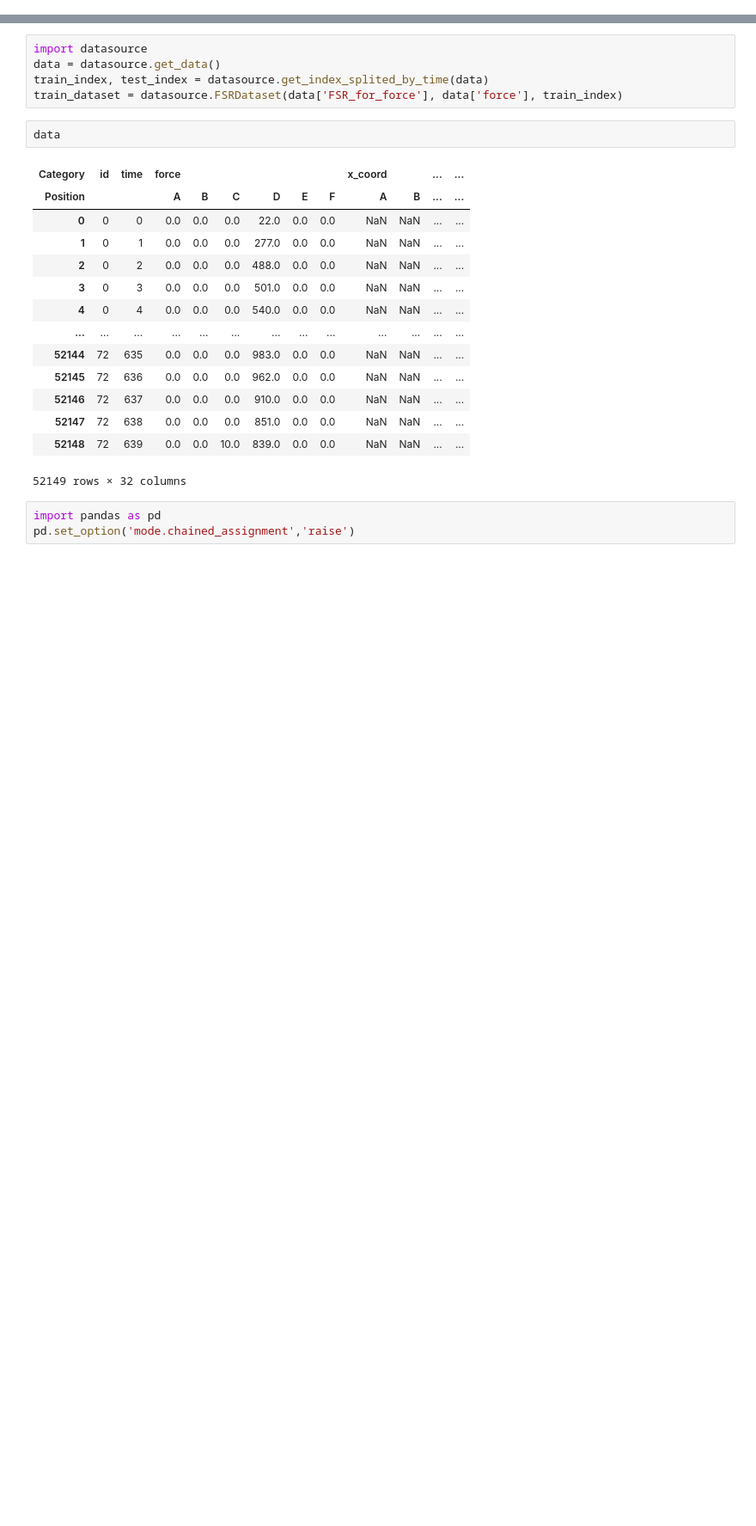
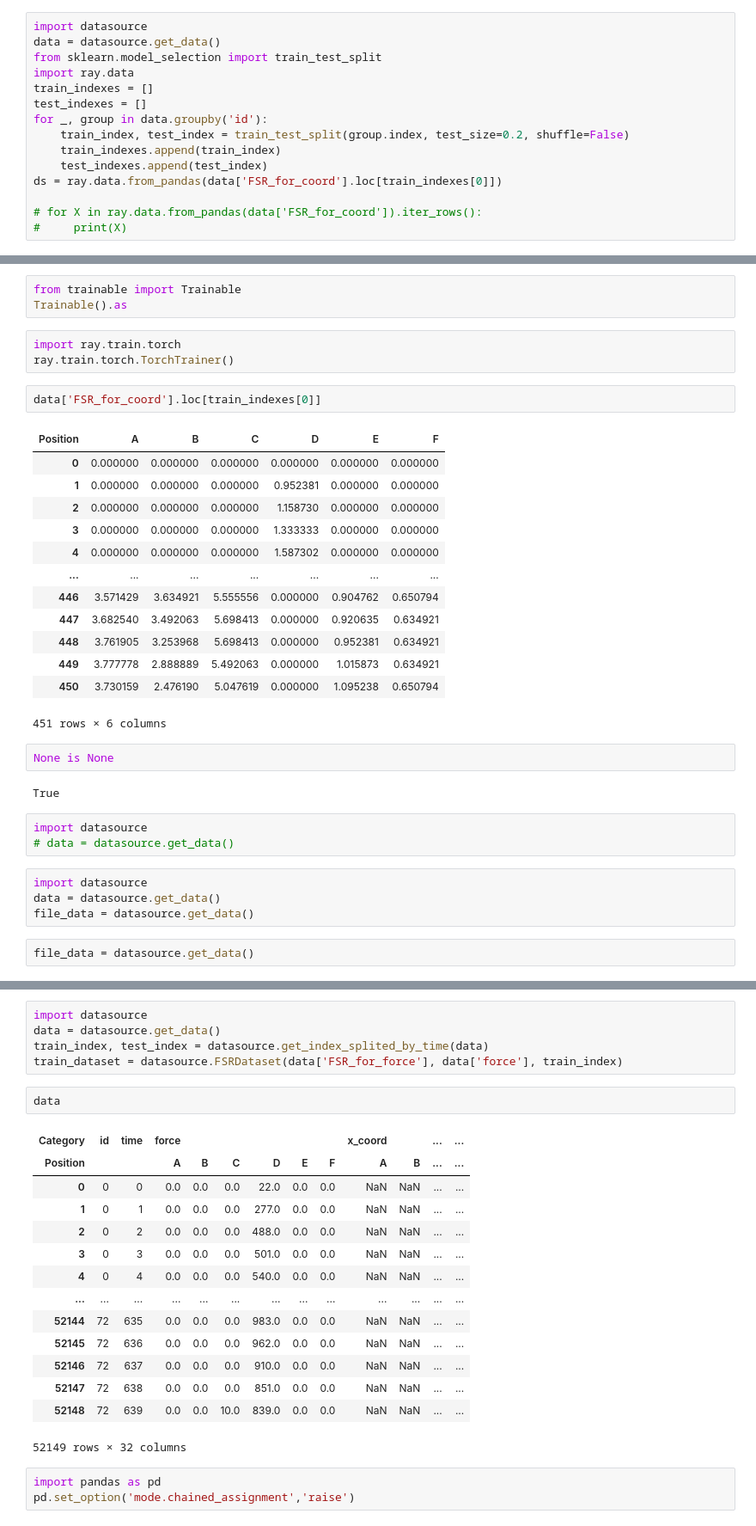
Before and after one commit to seokjin1013/FSR-prediction, a Jupyter notebook: tmp.ipynb, the cells around one changed output, grey strips where cells are left out. Shown: that part at 86% size. Drawn from its saved outputs; the diff is of its cells as text; blank space fills up the shorter version.

Commit message:
Trainer api

```diff
--- a/tmp.ipynb
+++ b/tmp.ipynb
@@ -0,0 +144,15 @@
+# %%
+import datasource
+data = datasource.get_data()
+from sklearn.model_selection import train_test_split
+import ray.data
+train_indexes = []
+test_indexes = []
+for _, group in data.groupby('id'):
+    train_index, test_index = train_test_split(group.index, test_size=0.2, shuffle=False)
+    train_indexes.append(train_index)
+    test_indexes.append(test_index)
+ds = ray.data.from_pandas(data['FSR_for_coord'].loc[train_indexes[0]])
+
+# for X in ray.data.from_pandas(data['FSR_for_coord']).iter_rows():
+#     print(X)
@@ -0,0 +164,35 @@
+# %%
+from trainable import Trainable
+Trainable().as
+# %%
+import ray.train.torch
+ray.train.torch.TorchTrainer()
+# %%
+data['FSR_for_coord'].loc[train_indexes[0]]
+# %% [output]
+| Position | A | B | C | D | E | F |
+| 0 | 0.000000 | 0.000000 | 0.000000 | 0.000000 | 0.000000 | 0.000000 |
+| 1 | 0.000000 | 0.000000 | 0.000000 | 0.952381 | 0.000000 | 0.000000 |
+| 2 | 0.000000 | 0.000000 | 0.000000 | 1.158730 | 0.000000 | 0.000000 |
+| 3 | 0.000000 | 0.000000 | 0.000000 | 1.333333 | 0.000000 | 0.000000 |
+| 4 | 0.000000 | 0.000000 | 0.000000 | 1.587302 | 0.000000 | 0.000000 |
+| ... | ... | ... | ... | ... | ... | ... |
+| 446 | 3.571429 | 3.634921 | 5.555556 | 0.000000 | 0.904762 | 0.650794 |
+| 447 | 3.682540 | 3.492063 | 5.698413 | 0.000000 | 0.920635 | 0.634921 |
+| 448 | 3.761905 | 3.253968 | 5.698413 | 0.000000 | 0.952381 | 0.634921 |
+| 449 | 3.777778 | 2.888889 | 5.492063 | 0.000000 | 1.015873 | 0.634921 |
+| 450 | 3.730159 | 2.476190 | 5.047619 | 0.000000 | 1.095238 | 0.650794 |
+451 rows × 6 columns
+# %%
+None is None
+# %% [output]
+True
+# %%
+import datasource
+# data = datasource.get_data()
+# %%
+import datasource
+data = datasource.get_data()
+file_data = datasource.get_data()
+# %%
+file_data = datasource.get_data()
```
Also changed, not shown: parts of 8 cells of this notebook, 13 other files.
